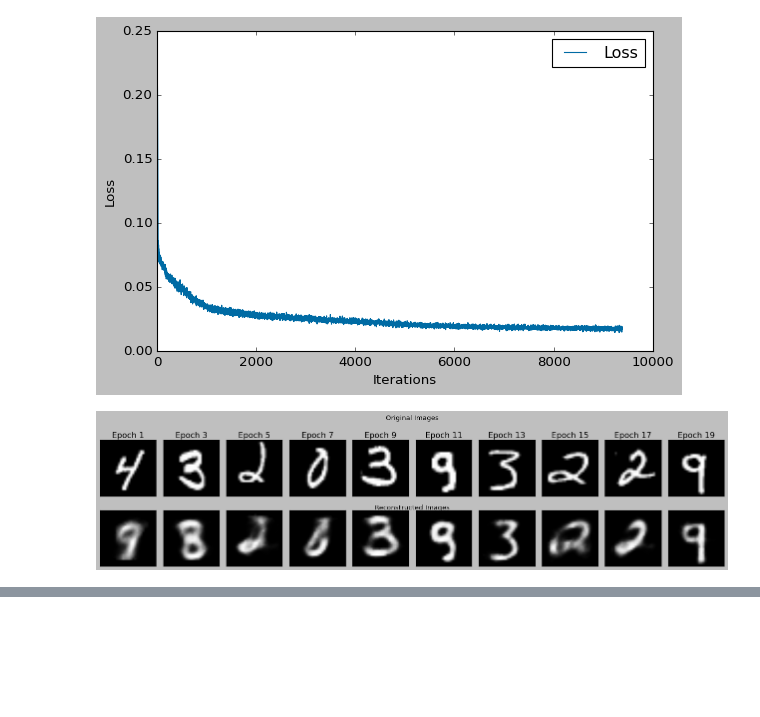
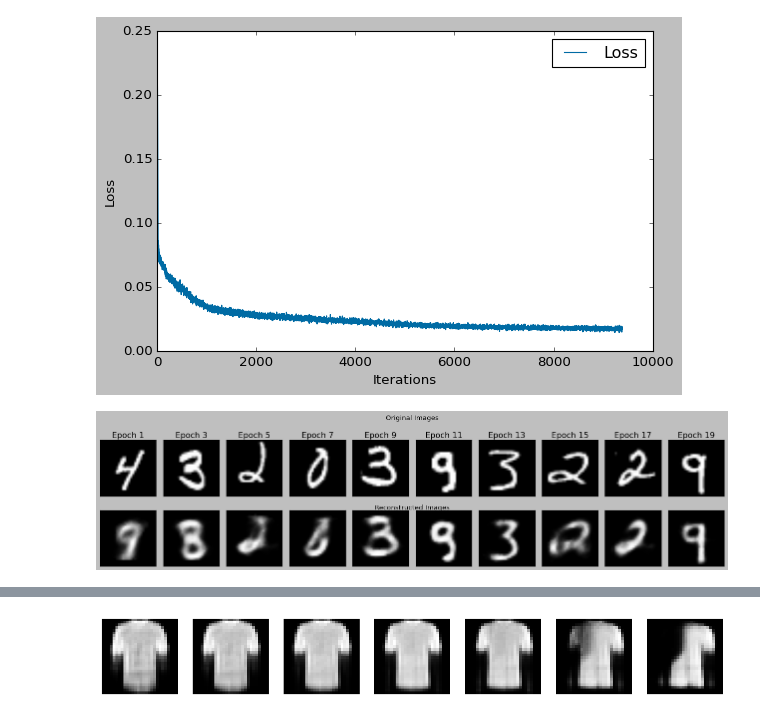
Before and after one commit to mridulpant2010/CS5480-deeplearning, a Jupyter notebook: assignment/a4_cs24mtech15009.ipynb, the cells around one changed output, grey strips where cells are left out. Drawn from its saved outputs; the diff is of its cells as text; code cells hidden in the pictures; blank space fills up the shorter version.

```diff
--- a/assignment/a4_cs24mtech15009.ipynb
+++ b/assignment/a4_cs24mtech15009.ipynb
@@ -323,0 +474,13 @@ AttributeError: 'tuple' object has no attribute 'size'
+# %%
+#latent code visualization
+z = torch.randn(1, 12)
+fig, axes = plt.subplots(1, 7, figsize=(14, 2))
+for i, val in enumerate(torch.linspace(-3, 3, 7)):
+    z_mod = z.clone()
+    z_mod[0, 0] = val  # tweak first latent dim
+    sample = variational_autoencoder.decoder(z_mod).cpu().detach().numpy().reshape(28, 28)
+    axes[i].imshow(sample, cmap='gray')
+    axes[i].axis('off')
+plt.show()
+# %% [output]
+[figure, added]
```
Also changed, not shown: parts of 20 cells of this notebook.
